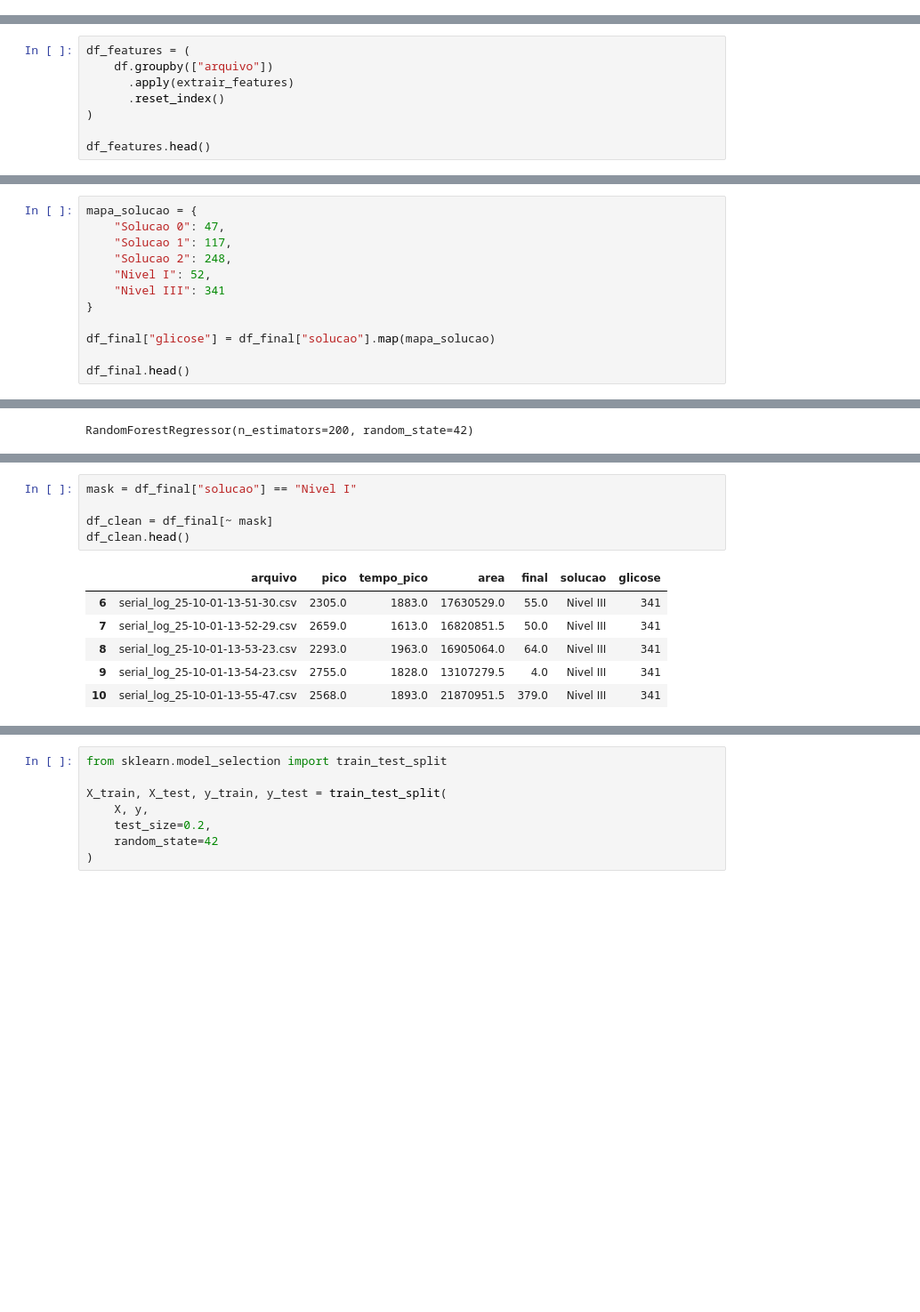
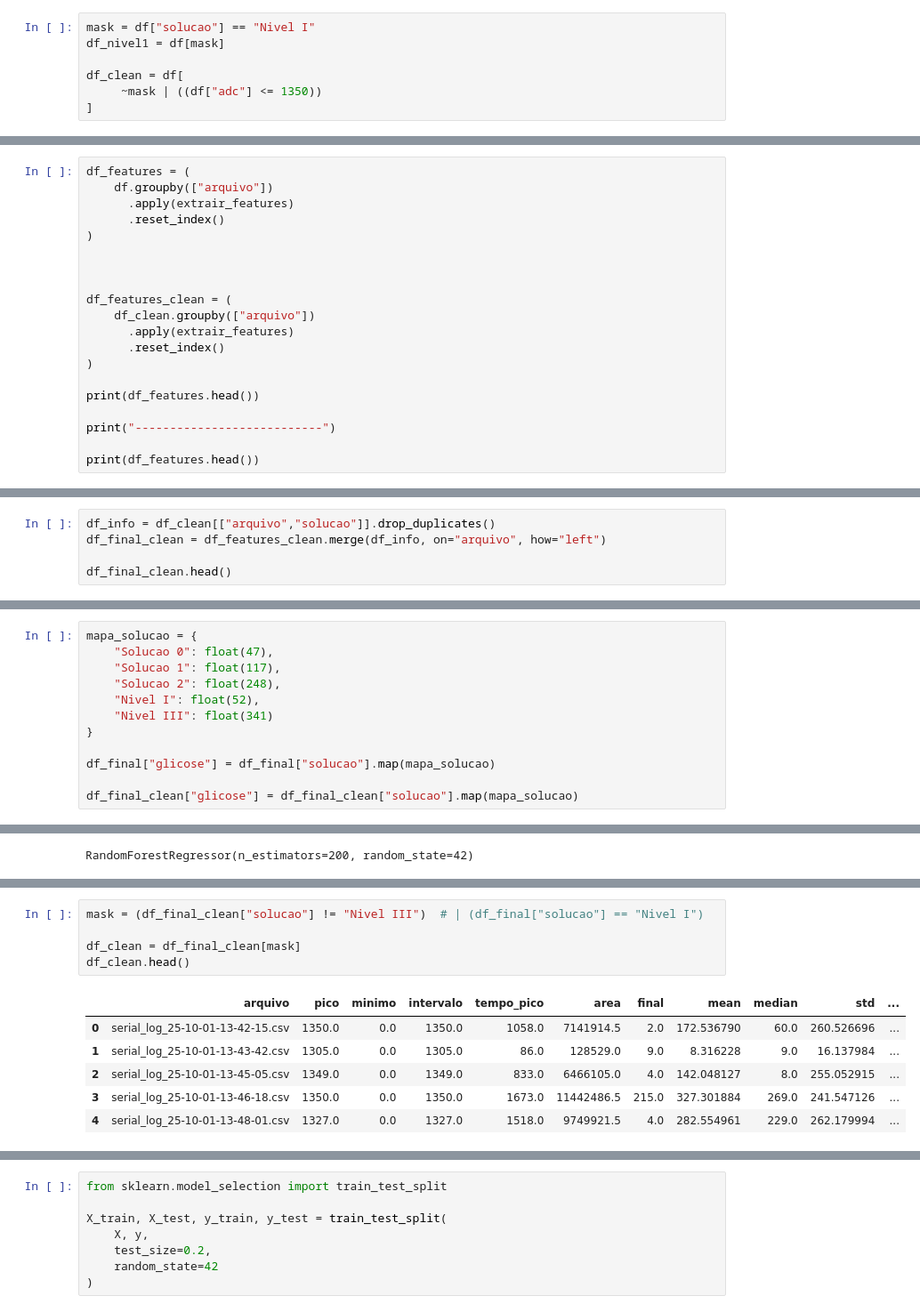
Before and after one commit to silviolima07/pos_desafio_02, a Jupyter notebook: Untitled.ipynb, the cells around one changed output, grey strips where cells are left out. Shown at 89% size. Cells and saved outputs as stored; diff of their text form; blank space fills up the shorter version.

```diff
--- a/Untitled.ipynb
+++ b/Untitled.ipynb
@@ -212,0 +251,7 @@ df[["time","adc"]].corr()
+# %%
+mask = df["solucao"] == "Nivel I"
+df_nivel1 = df[mask]
+
+df_clean = df[
+     ~mask | ((df["adc"] <= 1350))
+]
@@ -237,5 +337,17 @@ df_features = (
       .reset_index()
 )
 
-df_features.head()
+
+
+df_features_clean = (
+    df_clean.groupby(["arquivo"])
+      .apply(extrair_features)
+      .reset_index()
+)
+
+print(df_features.head())
+
+print("---------------------------")
+
+print(df_features.head())
 # %% [output]
@@ -260,0 +384,5 @@ df_final.head()
+# %%
+df_info = df_clean[["arquivo","solucao"]].drop_duplicates()
+df_final_clean = df_features_clean.merge(df_info, on="arquivo", how="left")
+
+df_final_clean.head()
@@ -261,12 +397,12 @@ df_final.head()
 # %%
 mapa_solucao = {
-    "Solucao 0": 47,
-    "Solucao 1": 117,
-    "Solucao 2": 248,
-    "Nivel I": 52,
-    "Nivel III": 341
+    "Solucao 0": float(47),
+    "Solucao 1": float(117),
+    "Solucao 2": float(248),
+    "Nivel I": float(52),
+    "Nivel III": float(341)
 }
 
 df_final["glicose"] = df_final["solucao"].map(mapa_solucao)
 
-df_final.head()
+df_final_clean["glicose"] = df_final_clean["solucao"].map(mapa_solucao)
@@ -315,12 +563,12 @@ RMSE: 51.7302466958576
 # %%
-mask = df_final["solucao"] == "Nivel I"
+mask = (df_final_clean["solucao"] != "Nivel III")  # | (df_final["solucao"] == "Nivel I")
 
-df_clean = df_final[~ mask]
+df_clean = df_final_clean[mask]
 df_clean.head()
 # %% [output]
-|  | arquivo | pico | tempo_pico | area | final | solucao | glicose |
-| 6 | serial_log_25-10-01-13-51-30.csv | 2305.0 | 1883.0 | 17630529.0 | 55.0 | Nivel III | 341 |
-| 7 | serial_log_25-10-01-13-52-29.csv | 2659.0 | 1613.0 | 16820851.5 | 50.0 | Nivel III | 341 |
-| 8 | serial_log_25-10-01-13-53-23.csv | 2293.0 | 1963.0 | 16905064.0 | 64.0 | Nivel III | 341 |
-| 9 | serial_log_25-10-01-13-54-23.csv | 2755.0 | 1828.0 | 13107279.5 | 4.0 | Nivel III | 341 |
-| 10 | serial_log_25-10-01-13-55-47.csv | 2568.0 | 1893.0 | 21870951.5 | 379.0 | Nivel III | 341 |
+|  | arquivo | pico | minimo | intervalo | tempo_pico | area | final | mean | median | std | ... |
+| 0 | serial_log_25-10-01-13-42-15.csv | 1350.0 | 0.0 | 1350.0 | 1058.0 | 7141914.5 | 2.0 | 172.536790 | 60.0 | 260.526696 | ... |
+| 1 | serial_log_25-10-01-13-43-42.csv | 1305.0 | 0.0 | 1305.0 | 86.0 | 128529.0 | 9.0 | 8.316228 | 9.0 | 16.137984 | ... |
+| 2 | serial_log_25-10-01-13-45-05.csv | 1349.0 | 0.0 | 1349.0 | 833.0 | 6466105.0 | 4.0 | 142.048127 | 8.0 | 255.052915 | ... |
+| 3 | serial_log_25-10-01-13-46-18.csv | 1350.0 | 0.0 | 1350.0 | 1673.0 | 11442486.5 | 215.0 | 327.301884 | 269.0 | 241.547126 | ... |
+| 4 | serial_log_25-10-01-13-48-01.csv | 1327.0 | 0.0 | 1327.0 | 1518.0 | 9749921.5 | 4.0 | 282.554961 | 229.0 | 262.179994 | ... |
```
Also changed, not shown: parts of 27 cells of this notebook.
